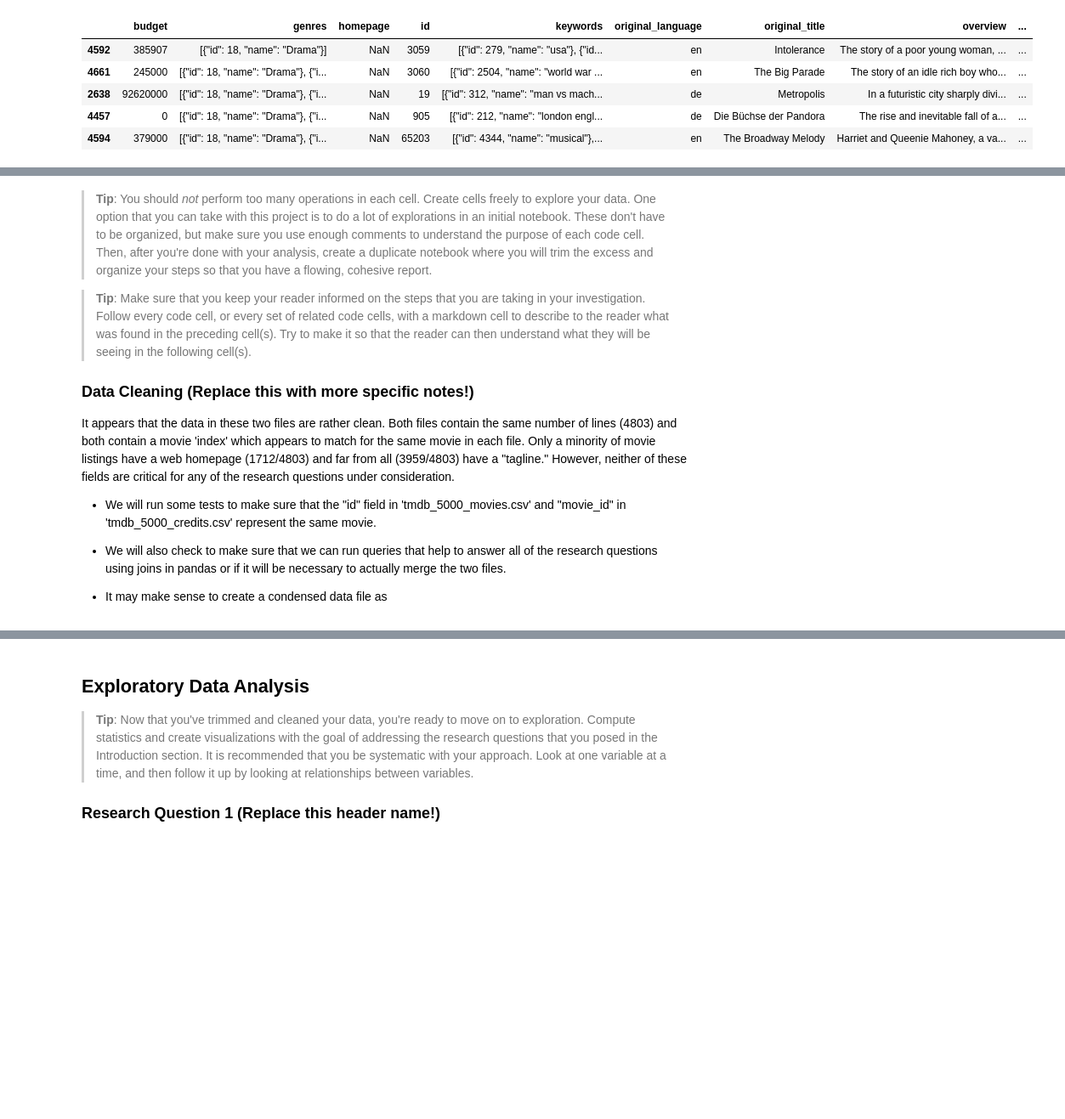
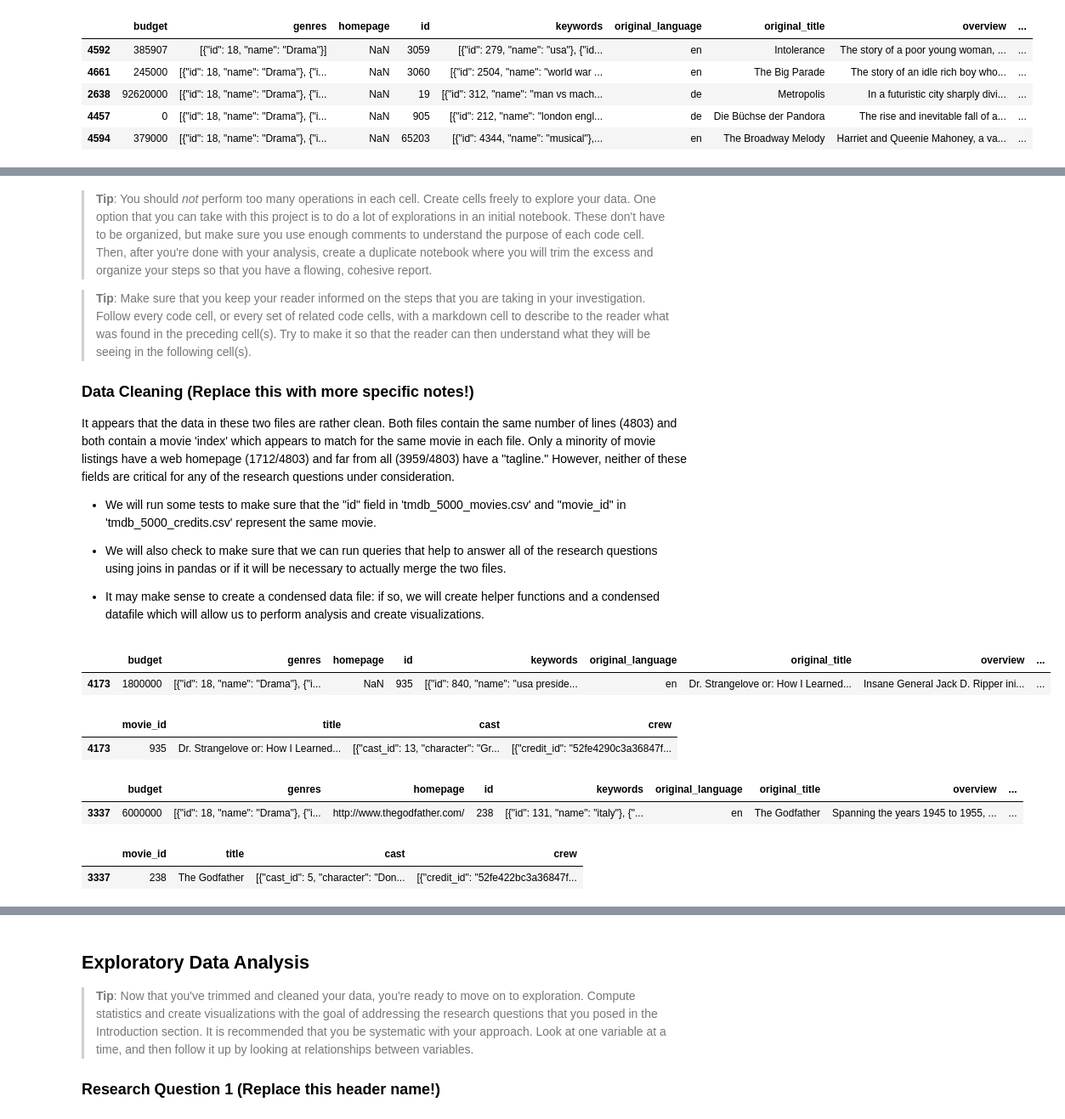
Before and after one commit to moscowjh/tmdb_dataset_analysis, a Jupyter notebook: investigate-a-dataset-template.ipynb, the cells around one changed output, grey strips where cells are left out. Shown at 85% size. Cells and saved outputs as stored; diff of their text form; code cells hidden in the pictures; blank space fills up the shorter version.

Commit message:
Exploratory data analysis

```diff
--- a/investigate-a-dataset-template.ipynb
+++ b/investigate-a-dataset-template.ipynb
@@ -176,4 +178,4 @@ It appears that the data in these two files are rather clean. Both files contain
 
 - We will also check to make sure that we can run queries that help to answer all of the research questions using joins in pandas or if it will be necessary to actually merge the two files.
 
-- It may make sense to create a condensed data file as
+- It may make sense to create a condensed data file: if so, we will create helper functions and a condensed datafile which will allow us to perform analysis and create visualizations.
@@ -182,0 +182,22 @@ It appears that the data in these two files are rather clean. Both files contain
+# %%
+# First step is to run some tests of movies from various time periods to make sure the "id" and "movie_id"
+#   fields in each file are indexing the same movie.
+df1.loc[df1['id'] == 935]
+# %% [output]
+|  | budget | genres | homepage | id | keywords | original_language | original_title | overview | ... |
+| 4173 | 1800000 | [{"id": 18, "name": "Drama"}, {"i... | NaN | 935 | [{"id": 840, "name": "usa preside... | en | Dr. Strangelove or: How I Learned... | Insane General Jack D. Ripper ini... | ... |
+# %%
+df2.loc[df2['movie_id'] == 935]
+# %% [output]
+|  | movie_id | title | cast | crew |
+| 4173 | 935 | Dr. Strangelove or: How I Learned... | [{"cast_id": 13, "character": "Gr... | [{"credit_id": "52fe4290c3a36847f... |
+# %%
+df1.loc[df1['id'] == 238]
+# %% [output]
+|  | budget | genres | homepage | id | keywords | original_language | original_title | overview | ... |
+| 3337 | 6000000 | [{"id": 18, "name": "Drama"}, {"i... | http://www.thegodfather.com/ | 238 | [{"id": 131, "name": "italy"}, {"... | en | The Godfather | Spanning the years 1945 to 1955, ... | ... |
+# %%
+df2.loc[df2['movie_id'] == 238]
+# %% [output]
+|  | movie_id | title | cast | crew |
+| 3337 | 238 | The Godfather | [{"cast_id": 5, "character": "Don... | [{"credit_id": "52fe422bc3a36847f... |
```
Also changed, not shown: parts of 12 cells of this notebook.
